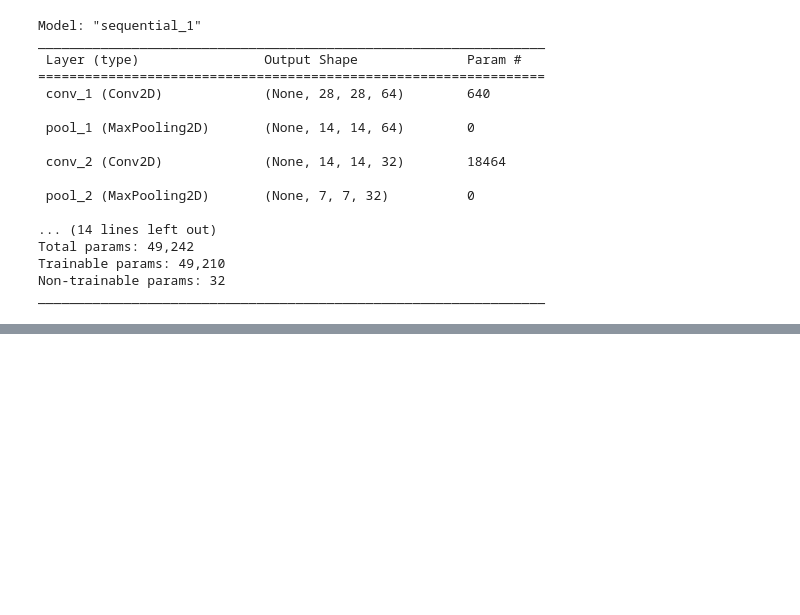
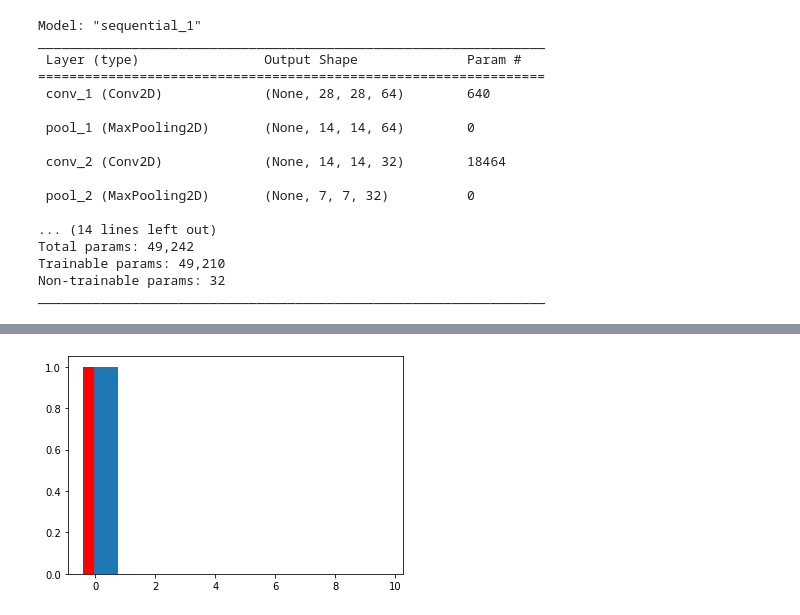
Before and after one commit to GWANGHYUNYU/DeepLearning, a Jupyter notebook: classifyImg/CNN_based_MNIST.ipynb, the cells around one changed output, grey strips where cells are left out. Saved outputs shown, nothing was run; the diff lists cells and outputs as text; code cells hidden in the pictures; blank space fills up the shorter version.

```diff
--- a/classifyImg/CNN_based_MNIST.ipynb
+++ b/classifyImg/CNN_based_MNIST.ipynb
@@ -123,0 +212,6 @@ Sequential_model.save("models/CNN_based_MNIST_001.h5")
+# %%
+plt.bar(range(10), res[0], color='red')
+plt.bar(np.array(range(10)) + 0.35, to_categorical(test_labels[3], 10))
+plt.show()
+# %% [output]
+[figure, added]
```
Also changed, not shown: parts of 14 cells of this notebook.
